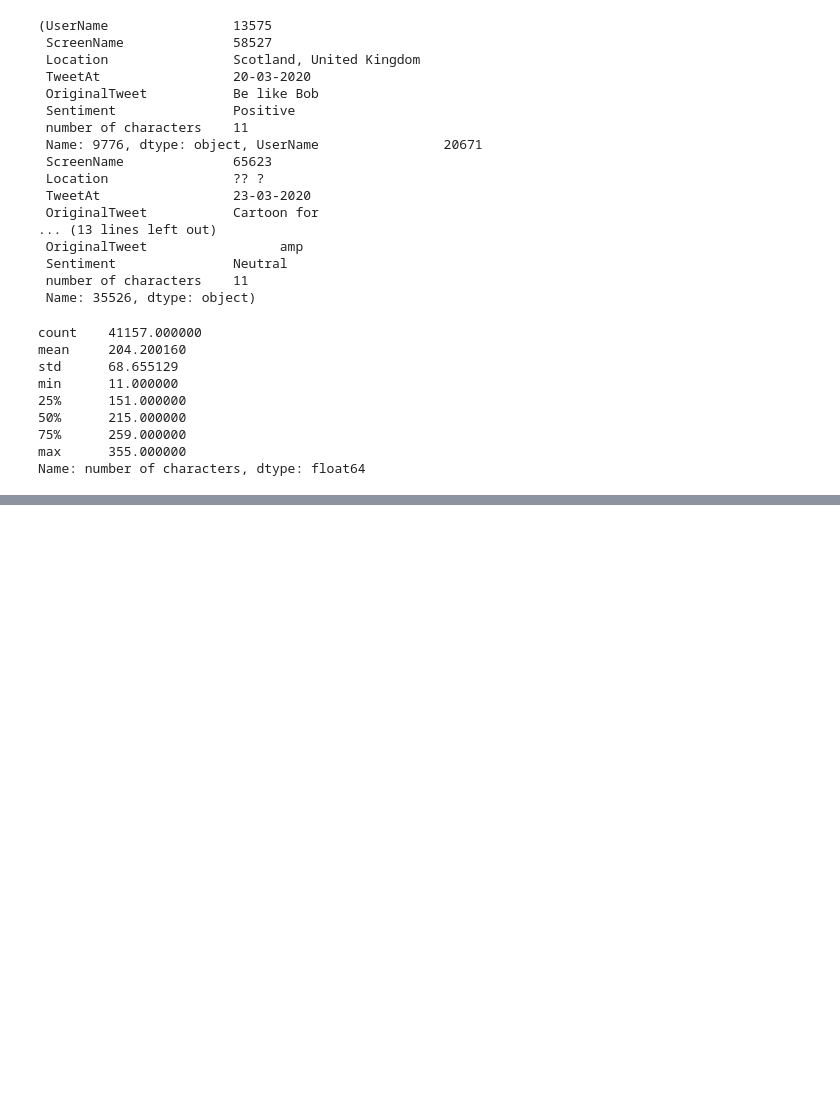
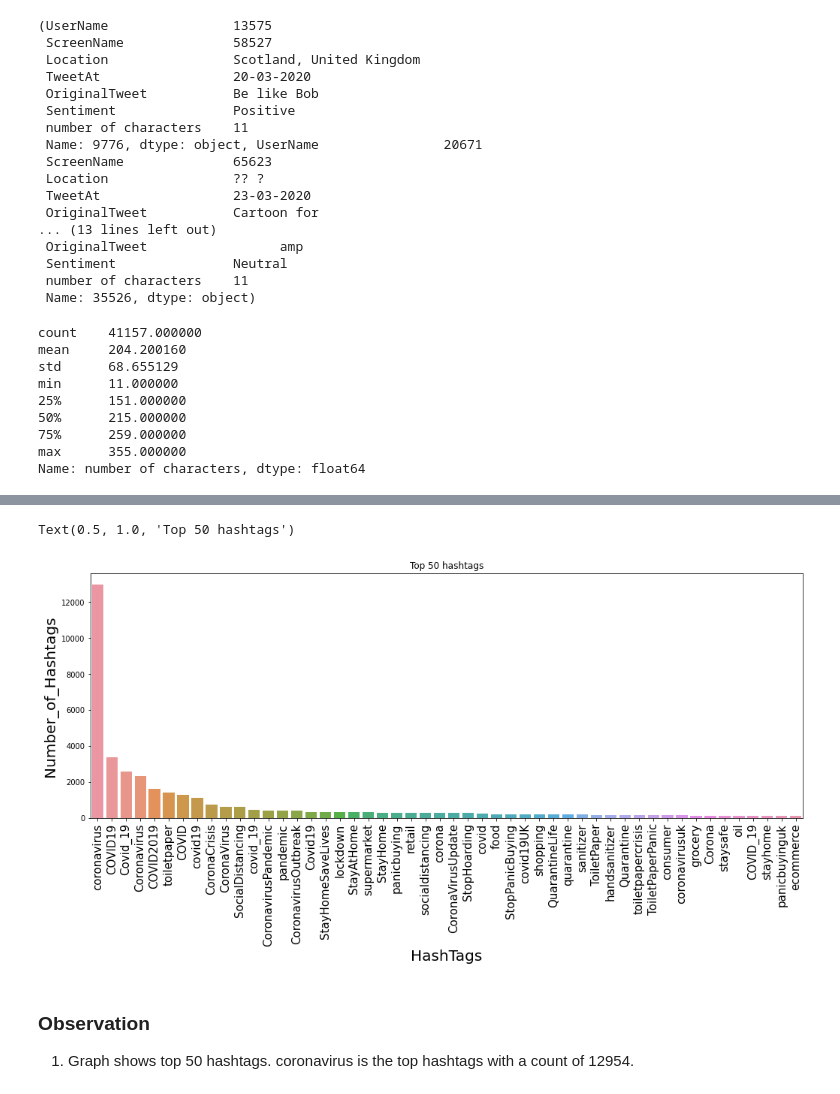
Before and after one commit to kasmintalukdar/Coronavirus-Tweet-Sentiment-Analysis, a Jupyter notebook: Coronavirus_Tweet_Sentiment_Analysis_final_by_kasmin_Capstone_Project.ipynb, the cells around one changed output, grey strips where cells are left out. Drawn from its saved outputs; the diff is of its cells as text; code cells hidden in the pictures; blank space fills up the shorter version.

```diff
--- a/Coronavirus_Tweet_Sentiment_Analysis_final_by_kasmin_Capstone_Project.ipynb
+++ b/Coronavirus_Tweet_Sentiment_Analysis_final_by_kasmin_Capstone_Project.ipynb
@@ -276,0 +377,19 @@ Name: number of characters, dtype: float64
+# %%
+# function for hashtags collection
+def hashtag(x):
+    ''' This function collects all
+      the hashtags from the tweets '''
+
+    hashtags_list = []
+
+    for i in x:
+        ht = re.findall(r'#(\w+)', i)
+        for item in ht:
+          hashtags_list.append(item)
+
+    return hashtags_list
+# %%
+total_hashtags=hashtag(tweet_df['OriginalTweet'])
+# %%
+total_hashtags_df=pd.DataFrame({"Hashtags":total_hashtags})
+total_hashtags_df
@@ -276,0 +443,4 @@ Name: number of characters, dtype: float64
+# %%
+#top 50 hashtags
+top_hashtags=total_hashtags_df.value_counts().sort_values(ascending=False).reset_index().rename({0:'Number_of_Hashtags'},axis=1).head(50)
+top_hashtags
@@ -276,0 +465,16 @@ Name: number of characters, dtype: float64
+# %%
+plt.figure(figsize=(17,6))
+sns.barplot(data=top_hashtags, x="Hashtags", y="Number_of_Hashtags")
+plt.xticks(fontsize=15,rotation=90);
+plt.xlabel("HashTags",fontsize=20);
+plt.yticks(fontsize=10);
+plt.ylabel("Number_of_Hashtags",fontsize=20);
+plt.title("Top 50 hashtags")
+# %% [output]
+Text(0.5, 1.0, 'Top 50 hashtags')
+[figure, added]
+# %% [markdown]
+### Observation
+
+
+1.   Graph shows top 50 hashtags. coronavirus is the top hashtags with a count of 12954.
```
Also changed, not shown: parts of 24 cells of this notebook.
